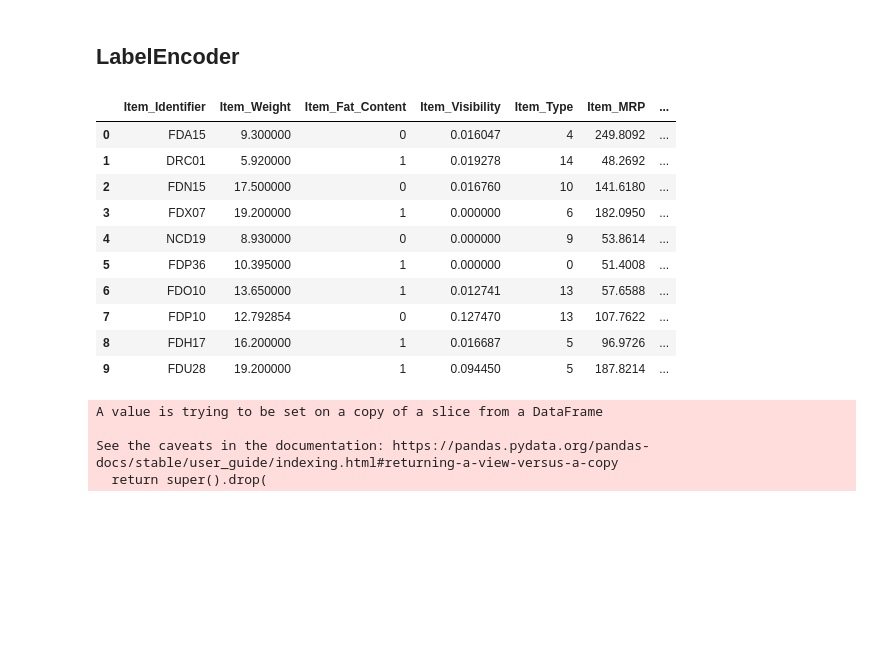
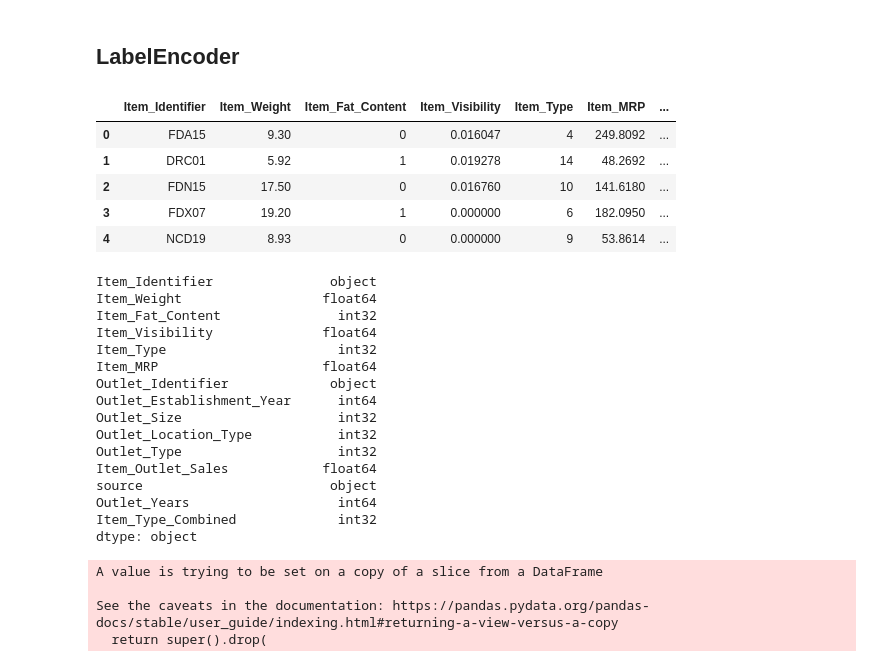
Before and after one commit to alanjoe12/Sales_Prediction, a Jupyter notebook: Sales_prediction.ipynb, the cells around one changed output. Cells and saved outputs as stored; diff of their text form; code cells hidden in the pictures; blank space fills up the shorter version.

```diff
--- a/Sales_prediction.ipynb
+++ b/Sales_prediction.ipynb
@@ -148,3 +148,11 @@ data['Outlet_Years']
 14202    14
 14203    19
 Name: Outlet_Years, Length: 14204, dtype: int64
+# %%
+#Item type combine:
+data['Item_Identifier'].value_counts()
+data['Item_Type_Combined'] = data['Item_Identifier'].apply(lambda x: x[0:2])
+data['Item_Type_Combined'] = data['Item_Type_Combined'].map({'FD':'Food',
+                                                             'NC':'Non-Consumable',
+                                                             'DR':'Drinks'})
+data['Item_Type_Combined'].value_counts()
@@ -200,19 +218,35 @@ data['Outlet_Size'] = encoder.fit_transform(data['Outlet_Size'])
 data['Outlet_Location_Type'] = encoder.fit_transform(data['Outlet_Location_Type'])
 
 data['Outlet_Type'] = encoder.fit_transform(data['Outlet_Type'])
+
+data['Item_Type_Combined'] = encoder.fit_transform(data['Item_Type_Combined'])
 # %%
-data.head(10)
+data.head()
 # %% [output]
 |  | Item_Identifier | Item_Weight | Item_Fat_Content | Item_Visibility | Item_Type | Item_MRP | ... |
-| 0 | FDA15 | 9.300000 | 0 | 0.016047 | 4 | 249.8092 | ... |
-| 1 | DRC01 | 5.920000 | 1 | 0.019278 | 14 | 48.2692 | ... |
-| 2 | FDN15 | 17.500000 | 0 | 0.016760 | 10 | 141.6180 | ... |
-| 3 | FDX07 | 19.200000 | 1 | 0.000000 | 6 | 182.0950 | ... |
-| 4 | NCD19 | 8.930000 | 0 | 0.000000 | 9 | 53.8614 | ... |
-| 5 | FDP36 | 10.395000 | 1 | 0.000000 | 0 | 51.4008 | ... |
-| 6 | FDO10 | 13.650000 | 1 | 0.012741 | 13 | 57.6588 | ... |
-| 7 | FDP10 | 12.792854 | 0 | 0.127470 | 13 | 107.7622 | ... |
-| 8 | FDH17 | 16.200000 | 1 | 0.016687 | 5 | 96.9726 | ... |
-| 9 | FDU28 | 19.200000 | 1 | 0.094450 | 5 | 187.8214 | ... |
+| 0 | FDA15 | 9.30 | 0 | 0.016047 | 4 | 249.8092 | ... |
+| 1 | DRC01 | 5.92 | 1 | 0.019278 | 14 | 48.2692 | ... |
+| 2 | FDN15 | 17.50 | 0 | 0.016760 | 10 | 141.6180 | ... |
+| 3 | FDX07 | 19.20 | 1 | 0.000000 | 6 | 182.0950 | ... |
+| 4 | NCD19 | 8.93 | 0 | 0.000000 | 9 | 53.8614 | ... |
+# %%
+data.dtypes
+# %% [output]
+Item_Identifier               object
+Item_Weight                  float64
+Item_Fat_Content               int32
+Item_Visibility              float64
+Item_Type                      int32
+Item_MRP                     float64
+Outlet_Identifier             object
+Outlet_Establishment_Year      int64
+Outlet_Size                    int32
+Outlet_Location_Type           int32
+Outlet_Type                    int32
+Item_Outlet_Sales            float64
+source                        object
+Outlet_Years                   int64
+Item_Type_Combined             int32
+dtype: object
 # %%
 #Drop the columns which have been converted to different types:
```
Also changed, not shown: parts of 28 cells of this notebook, 4 other files.
